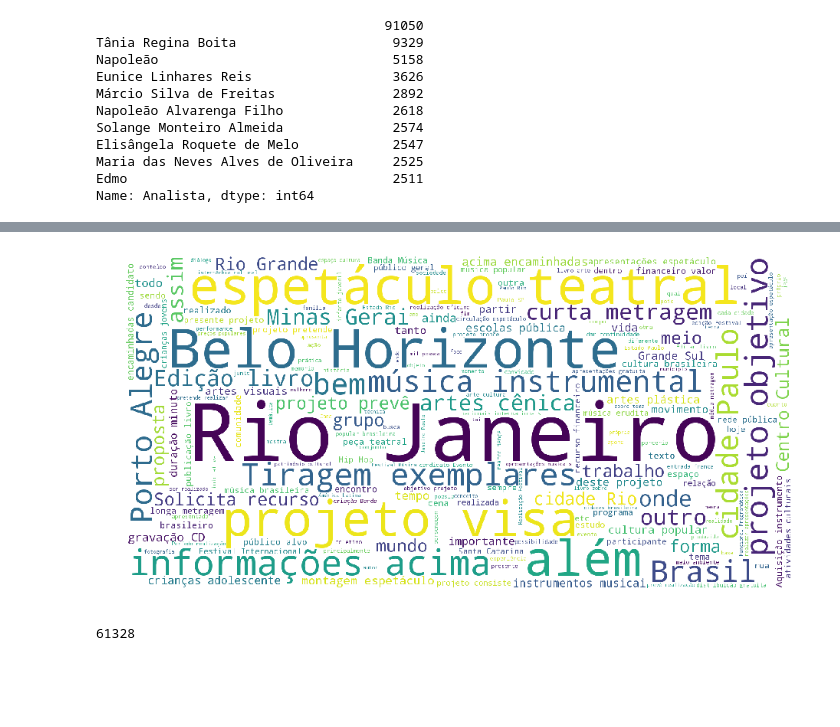
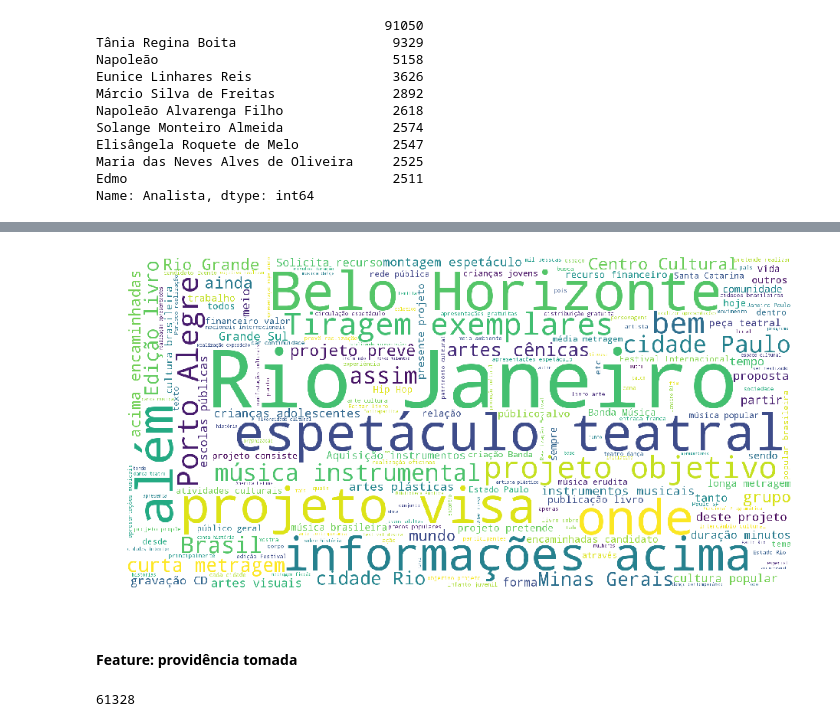
Before and after one commit to lappis-unb/salic-ml, a Jupyter notebook: notebooks/report/textual_features.ipynb, the cells around one changed output, grey strips where cells are left out. Drawn from its saved outputs; the diff is of its cells as text; code cells hidden in the pictures; blank space fills up the shorter version.

```diff
--- a/notebooks/report/textual_features.ipynb
+++ b/notebooks/report/textual_features.ipynb
@@ -400,18 +473,21 @@ df['ResumoProjeto_utf-8'] = df['ResumoProjeto'].apply(lambda x: html.unescape(x)
 # %%
 corpus = ' '.join(df['ResumoProjeto_utf-8'].astype('str').unique())
 
 img = WordCloud(
     background_color='white',
+    stopwords=stopwords.words('portuguese'),
+    height=1000,
     width=2000,
-    height=1000,
-    stopwords=get_stop_words('pt')
+    normalize_plurals=False
 ).generate(corpus)
 
 plt.figure(figsize(16,8))
 plt.imshow(img)
 plt.axis('off');
 # %% [output]
-[figure, old version]
+[figure, new version]
+# %% [markdown]
+#### Feature: providência tomada
 # %%
 serie = df['ProvidenciaTomada'].value_counts()
 print(len(serie))
```
Also changed, not shown: parts of 57 cells of this notebook.
